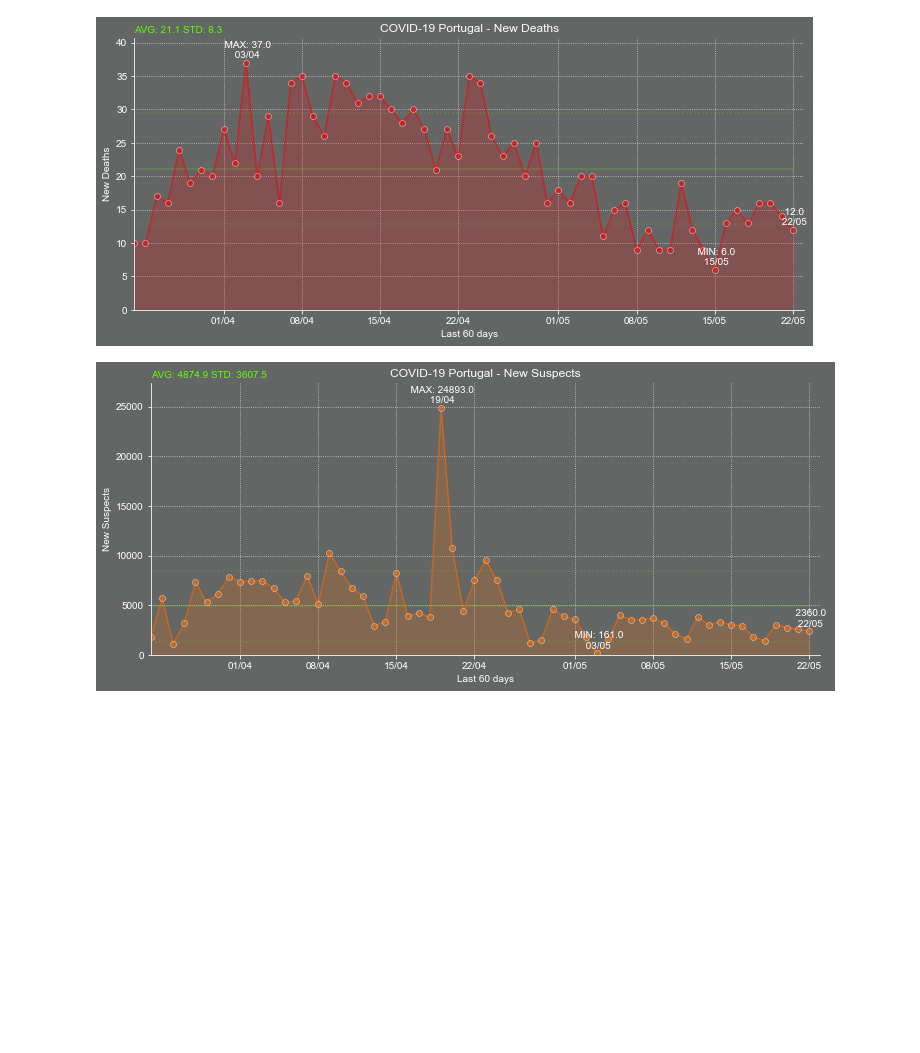
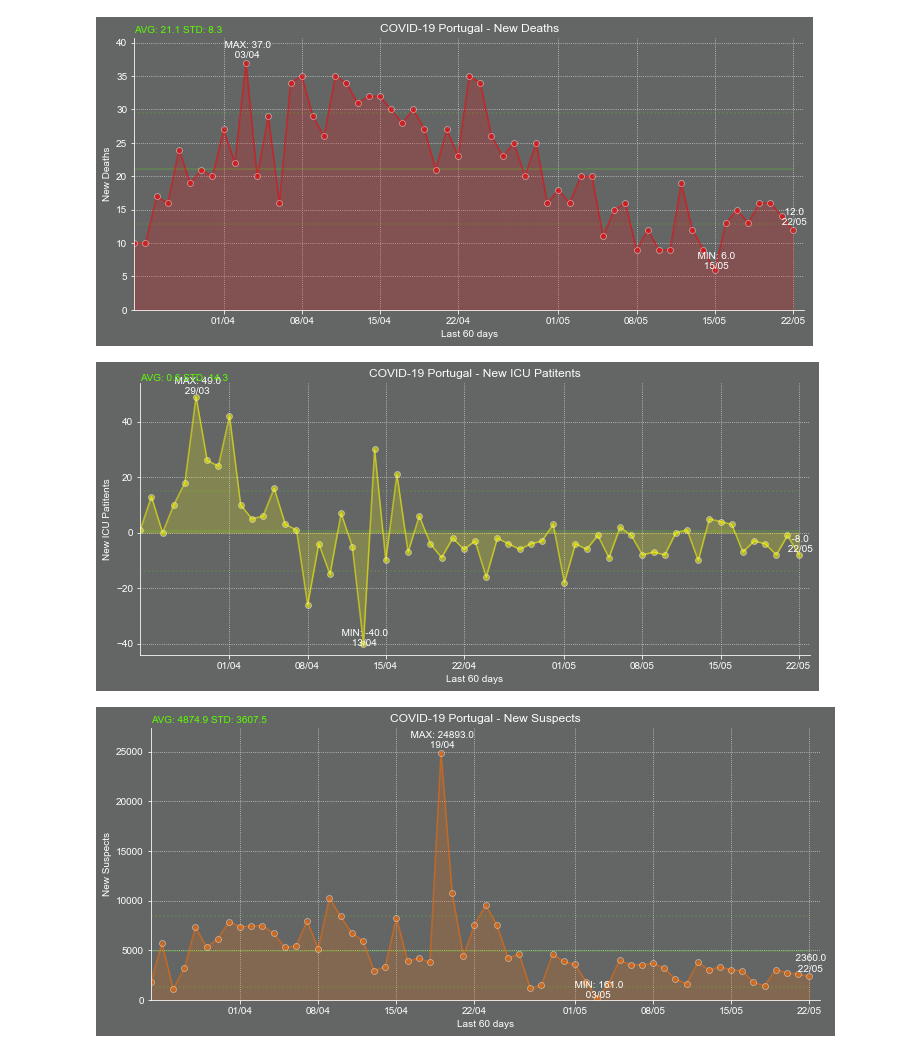
Before and after one commit to matosdotnet/covid-19, a Jupyter notebook: COVID-19-Portugal-Daily-Evolution.ipynb, the cells around one changed output. Cells and saved outputs as stored; diff of their text form; code cells hidden in the pictures; blank space fills up the shorter version.

```diff
--- a/COVID-19-Portugal-Daily-Evolution.ipynb
+++ b/COVID-19-Portugal-Daily-Evolution.ipynb
@@ -142,22 +147,28 @@ def covid19_plot_df(y,data,title,ylabel,ycolor):
 
     # Slice the chart canvas
     ax.set_xlim(data.index.min(), data.index.max()+datetime.timedelta(days=1))
-    ax.set_ylim(0, y_max+y_max*0.10)
+
+    if y_min >= 0 :
+        ax.set_ylim(0, y_max+y_max*0.10)
+    else :
+        ax.set_ylim(y_min+y_min*0.10, y_max+y_max*0.10)
 
     #Set Date Format
     str_date_format = '%d/%m'
 
     #Anotattions for Max, Min and Latest
     lbl_y_offset = 0.02*y_max
+    lbl_y_max_offset = 0.02*y_max
+    lbl_y_min_offset = 0.02*y_min
 
     ax.annotate('  MAX: {} \n {}'.format(y_max,x_max.strftime(str_date_format))
                 ,xy=(x_max,y_max)
-                ,xytext=(x_max,y_max+lbl_y_offset)
+                ,xytext=(x_max,y_max+lbl_y_max_offset)
                 ,ha='center')
 
     ax.annotate('  MIN: {} \n {}'.format(y_min,x_min.strftime(str_date_format))
                 ,xy=(x_min,y_min)
-                ,xytext=(x_min,y_min+lbl_y_offset)
+                ,xytext=(x_min,y_min+lbl_y_min_offset)
                 ,ha='center')
 
     ax.annotate('  {} \n {}'.format(y_latest,x_latest.strftime(str_date_format))
@@ -243,6 +254,16 @@ covid19_plot_df(
                )
 # %% [output]
 [figure]
+# %%
+covid19_plot_df(
+                d_new_icu['key']
+                ,data=df_latest
+                ,title='{} - {}'.format(s_title,d_new_icu['label'])
+                ,ylabel=d_new_icu['label']
+                ,ycolor=d_new_icu['color']
+               )
+# %% [output]
+[figure, added]
 # %%
 covid19_plot_df(
                 d_new_suspects['key']
```
Also changed, not shown: parts of 5 cells of this notebook, 5 other files.
